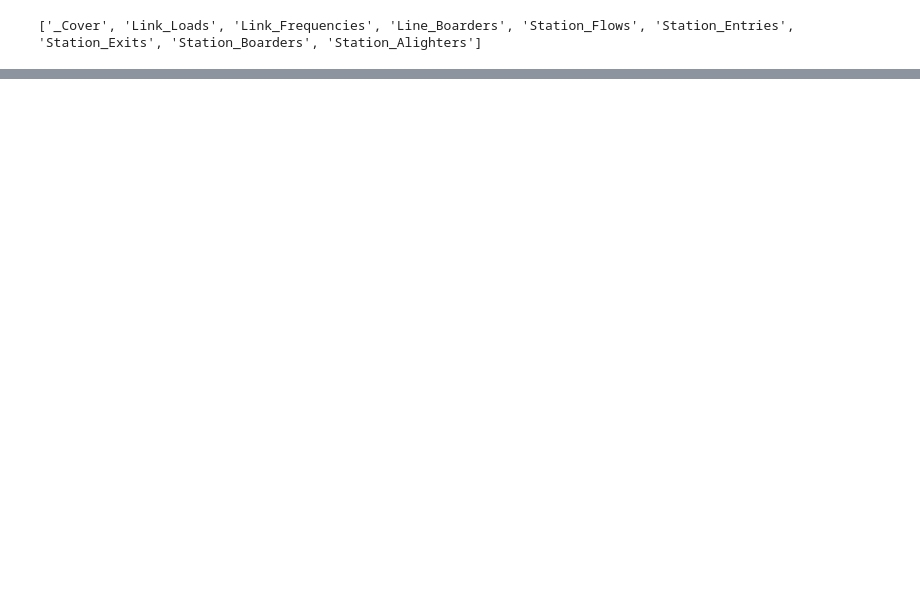
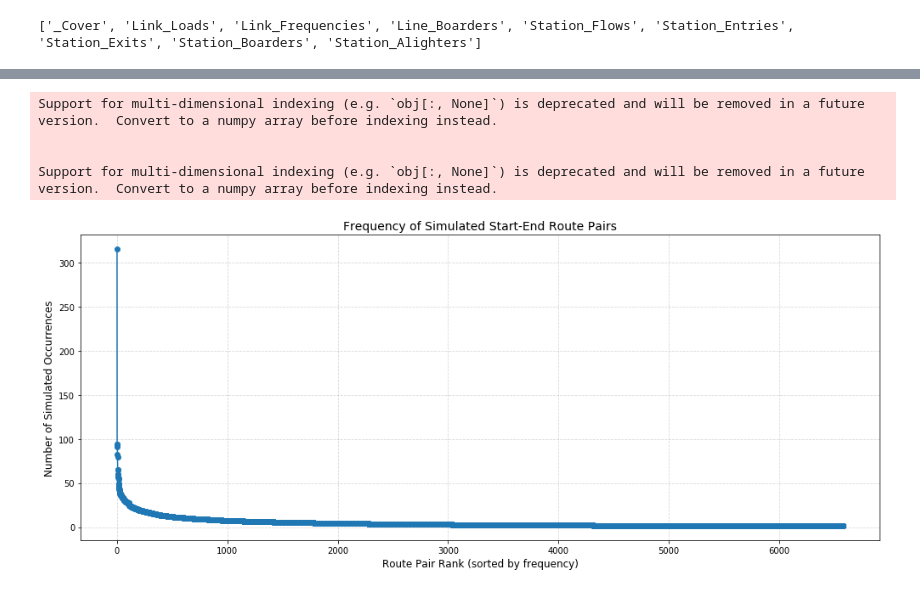
Before and after one commit to Weicher233/Capstone, a Jupyter notebook: Monte_Carlo_numbat.ipynb, the cells around one changed output, grey strips where cells are left out. Saved outputs shown, nothing was run; the diff lists cells and outputs as text; code cells hidden in the pictures; blank space fills up the shorter version.

Commit message:
Update Monte Carlo simulation with necessary notes

```diff
--- a/Monte_Carlo_numbat.ipynb
+++ b/Monte_Carlo_numbat.ipynb
@@ -236,0 +192,14 @@ To show the chart on GitHub:
+# %%
+df_result = run_simulation_pipeline(
+    df_links, df_flows, df_entries, df_exits,
+    df_boarders, df_alighters,
+    num_routes = 30000
+    )
+# %%
+plot_route_pair_frequencies(df_result)
+# %% [output]
+Support for multi-dimensional indexing (e.g. `obj[:, None]`) is deprecated and will be removed in a future version.  Convert to a numpy array before indexing instead.
+
+
+Support for multi-dimensional indexing (e.g. `obj[:, None]`) is deprecated and will be removed in a future version.  Convert to a numpy array before indexing instead.
+[figure, added]
```
Also changed, not shown: parts of 12 cells of this notebook.
